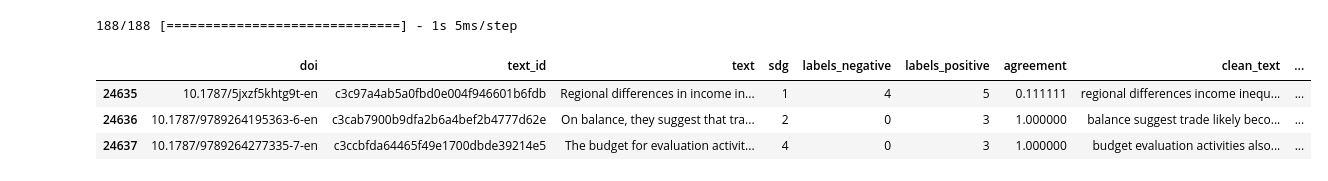
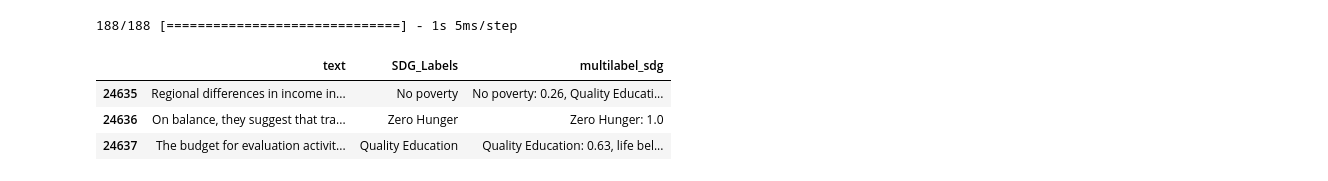
Before and after one commit to syoswaldcedric/SDG-Final-Notebook, a Jupyter notebook: code_reviews_daft .ipynb, the cells around one changed output. Cells and saved outputs as stored; diff of their text form; code cells hidden in the pictures.

```diff
--- a/code_reviews_daft .ipynb
+++ b/code_reviews_daft .ipynb
@@ -396,8 +396,9 @@ def vect(X_train, X_test, vect_keyword= "TfidfVectorizer", min_word=None,
  |      called cut-off in the literature.
 
     Return:
-        X_train (np_array); vectorize train set &
-        X_test (np_array); vectorize test set
+        X_train (np_array); vectorize train set,
+        X_test (np_array); vectorize test set &
+        vectorizer (); which can be use to transform other text/article
     """
     # converting each word in the dataset into features
     if vect_keyword == "CountVectorizer":
@@ -409,10 +410,10 @@ def vect(X_train, X_test, vect_keyword= "TfidfVectorizer", min_word=None,
     X_train = vectorizer.fit_transform(X_train).toarray()
     X_test = vectorizer.transform(X_test).toarray()
 
-    return X_train, X_test
+    return X_train, X_test, vectorizer
 # %%
 # Vectorizing data for training and testing parts
-X_train, X_test = vect(X_train, X_test)
+X_train, X_test, vectorizer = vect(X_train, X_test)
 # %% [markdown]
 ### <a id="class_balance"><strong>Model & Model Performance</strong></a>
 # %%
@@ -582,17 +586,17 @@ def multilabel_hardCoding(df: pd.DataFrame, pred: np.array, sdglabel: dict, thre
     """
     pred_list = []
     for x_1 in pred:
-        result = np.where(x_1 >= thres)
+        result = np.where(x_1 >= thres)[0]
         count = 0
-        for x_2 in result[0]:
+        for x_2 in result:
             count += x_1[x_2]
         count_list = []
-        for x_3 in result[0]:
+        for x_3 in result:
             count_list.append(round(x_1[x_3]/count, 2))
         final_str = []
         final_list = []
         final_dict = {}
-        for x_4, y in zip(result[0], count_list):
+        for x_4, y in zip(result, count_list):
             if list_typ == True:
                 final_list.append((sdgLables[x_4], str(y)))
             elif dict_typ == True:
@@ -618,13 +616,18 @@ train_vec, test_vec = vect(df_train['lemma_text'], df_test['lemma_text'])
+# %%
+# creatinga temp. dataframe for the multilabel testing
+df_test = train_df[-6000:]
+# vectorizing the test dataframe
+test_vec = vectorizer.transform(df_test['lemma_text']).toarray()
 # %%
 # predicting for the created test dataframe
 pred_test = train_model.predict(test_vec)
 # %% [output]
 188/188 [==============================] - 1s 5ms/step
 # %%
-df_with_pred = multilabel_hardCoding(df_test, pred_test, sdgLables)
+df_with_pred = multilabel_hardCoding(df_test[['text', 'SDG_Labels']] , pred_test, sdgLables)
 df_with_pred.head(3)
 # %% [output]
-|  | doi | text_id | text | sdg | labels_negative | labels_positive | agreement | clean_text | ... |
-| 24635 | 10.1787/5jxzf5khtg9t-en | c3c97a4ab5a0fbd0e004f946601b6fdb | Regional differences in income in... | 1 | 4 | 5 | 0.111111 | regional differences income inequ... | ... |
-| 24636 | 10.1787/9789264195363-6-en | c3cab7900b9dfa2b6a4bef2b4777d62e | On balance, they suggest that tra... | 2 | 0 | 3 | 1.000000 | balance suggest trade likely beco... | ... |
-| 24637 | 10.1787/9789264277335-7-en | c3ccbfda64465f49e1700dbde39214e5 | The budget for evaluation activit... | 4 | 0 | 3 | 1.000000 | budget evaluation activities also... | ... |
+|  | text | SDG_Labels | multilabel_sdg |
+| 24635 | Regional differences in income in... | No poverty | No poverty: 0.26, Quality Educati... |
+| 24636 | On balance, they suggest that tra... | Zero Hunger | Zero Hunger: 1.0 |
+| 24637 | The budget for evaluation activit... | Quality Education | Quality Education: 0.63, life bel... |
```
Also changed, not shown: parts of 10 cells of this notebook.
